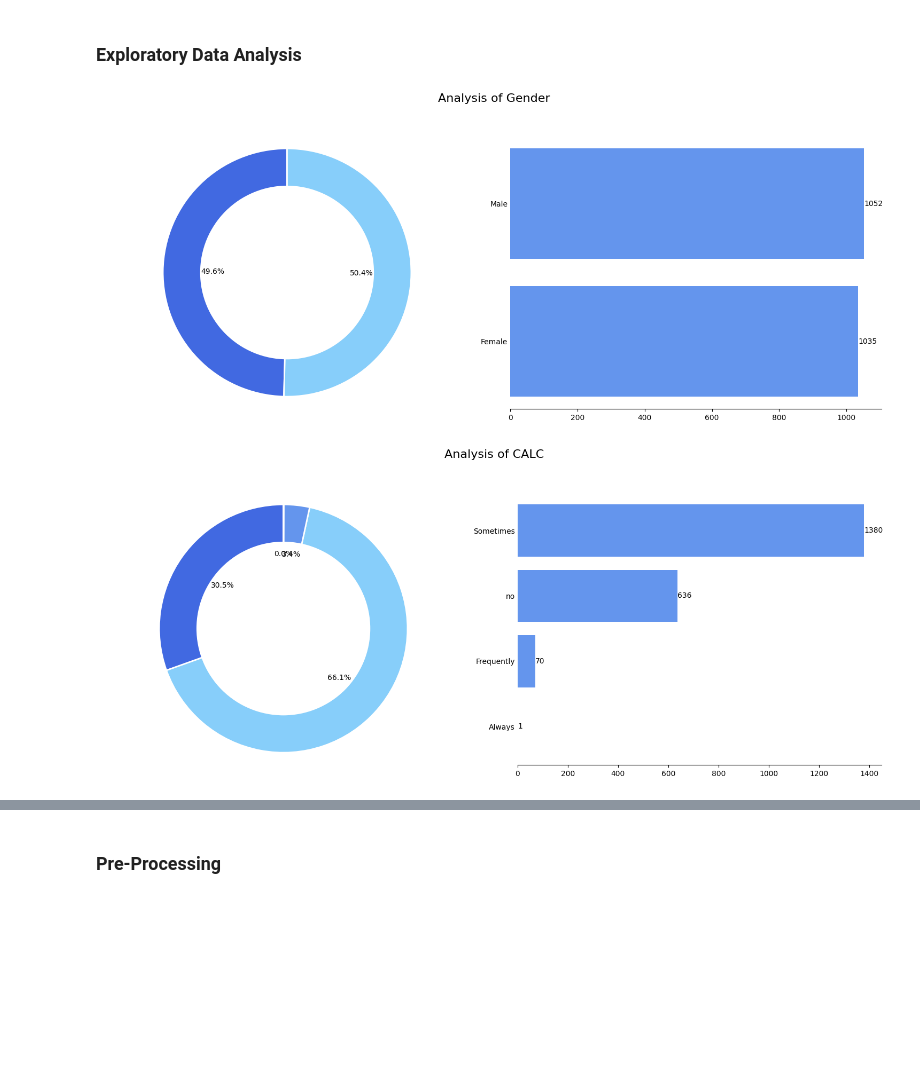
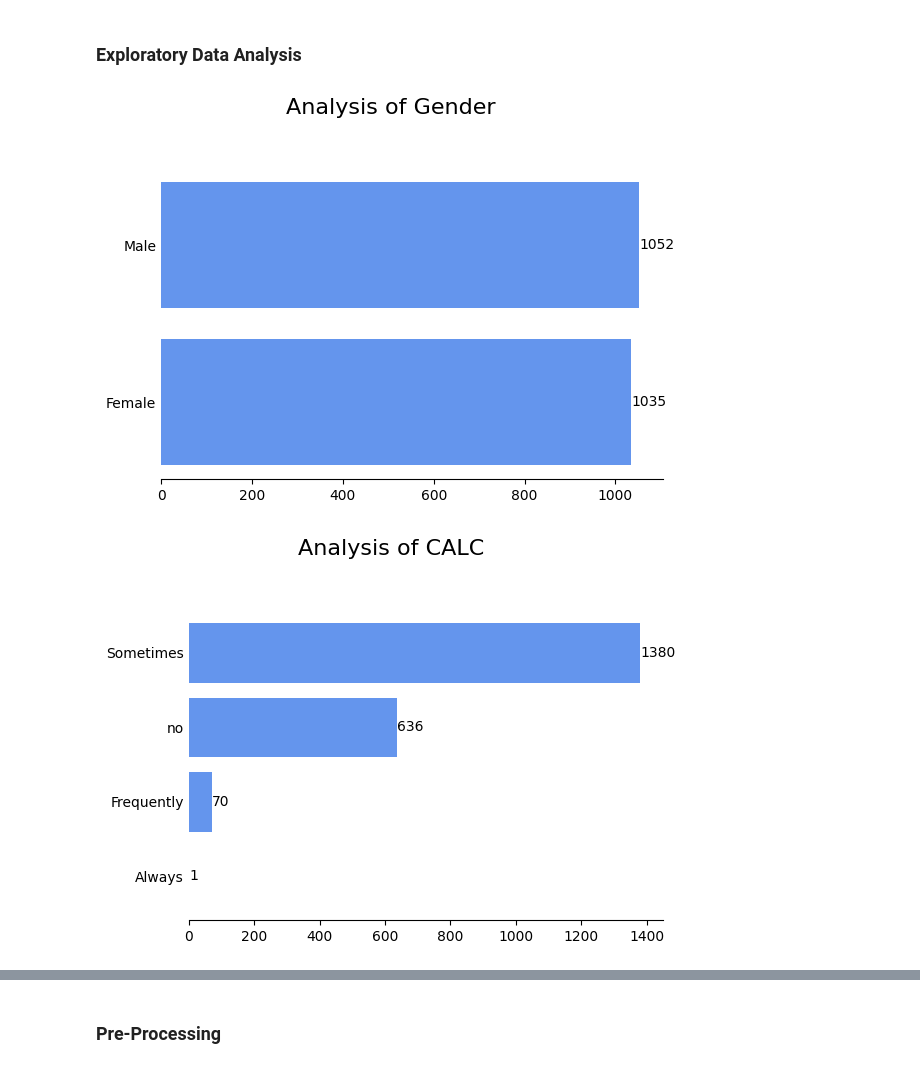
Before and after one commit to 2pleum/mini-project-Data-Analytics, a Jupyter notebook: code/obesity_level.ipynb, the cells around one changed output, grey strips where cells are left out. Drawn from its saved outputs; the diff is of its cells as text; code cells hidden in the pictures; blank space fills up the shorter version.

```diff
--- a/code/obesity_level.ipynb
+++ b/code/obesity_level.ipynb
@@ -205,19 +187,18 @@ def horizontalBarChart(ax, column, colors=['cornflowerblue', 'cornflowerblue', '
 # %%
 col = ['Gender', 'CALC', 'FAVC', 'FCVC', 'NCP',
        'SCC', 'SMOKE', 'CH2O', 'family_history_with_overweight', 'FAF', 'TUE',
        'CAEC', 'MTRANS']
 
 for c in col:
 
-    fig, (ax1, ax2) = plt.subplots(1, 2, figsize=(15, 6))
+    fig, ax = plt.subplots(figsize=(6, 4))
 
-    donutPlot(ax1, c)
-    horizontalBarChart(ax2, c)
+    horizontalBarChart(ax, c)
 
     plt.suptitle(f'Analysis of {c}', fontsize=16, y=1.05)
 
     plt.tight_layout()
     plt.show()
 # %% [output]
-[figure, old version]
+[figure, new version]
-[figure, old version]
+[figure, new version]
```
Also changed, not shown: parts of 8 cells of this notebook, 1 other file.
